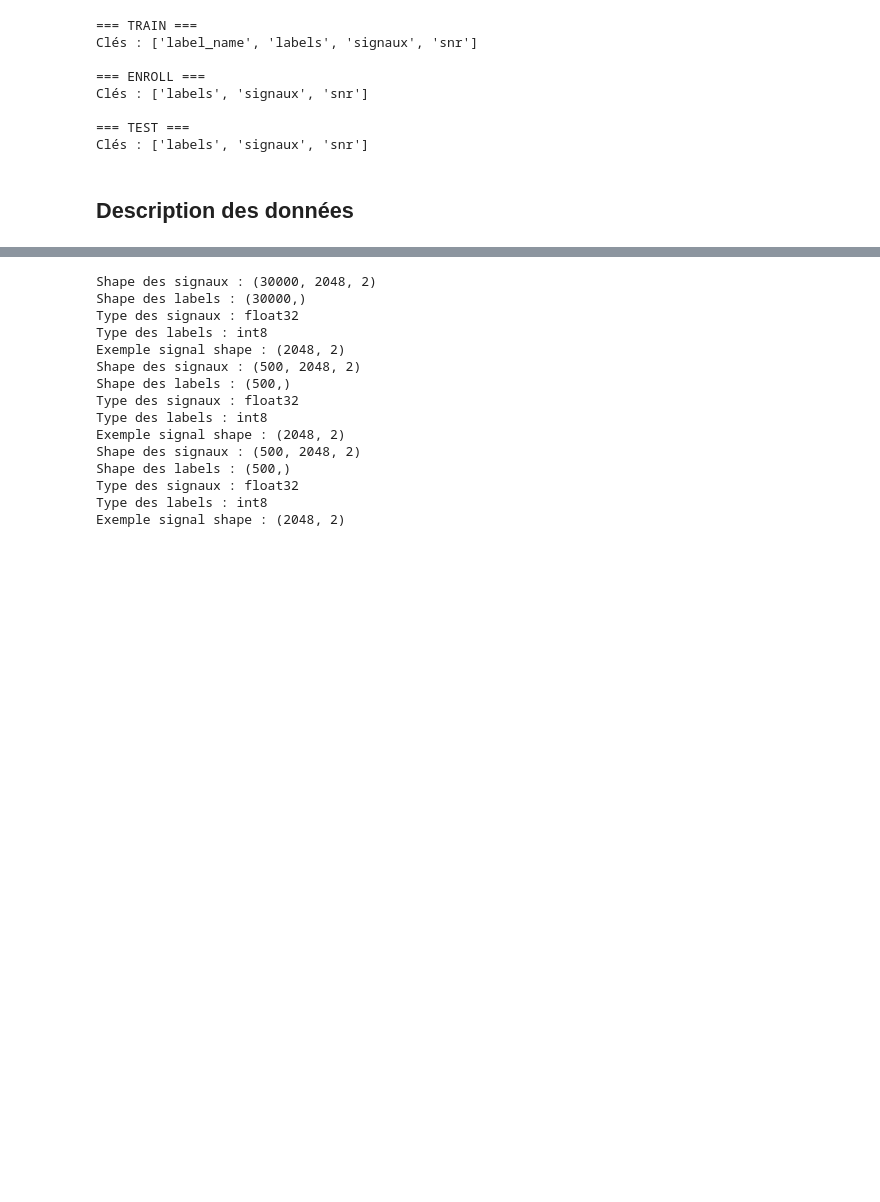
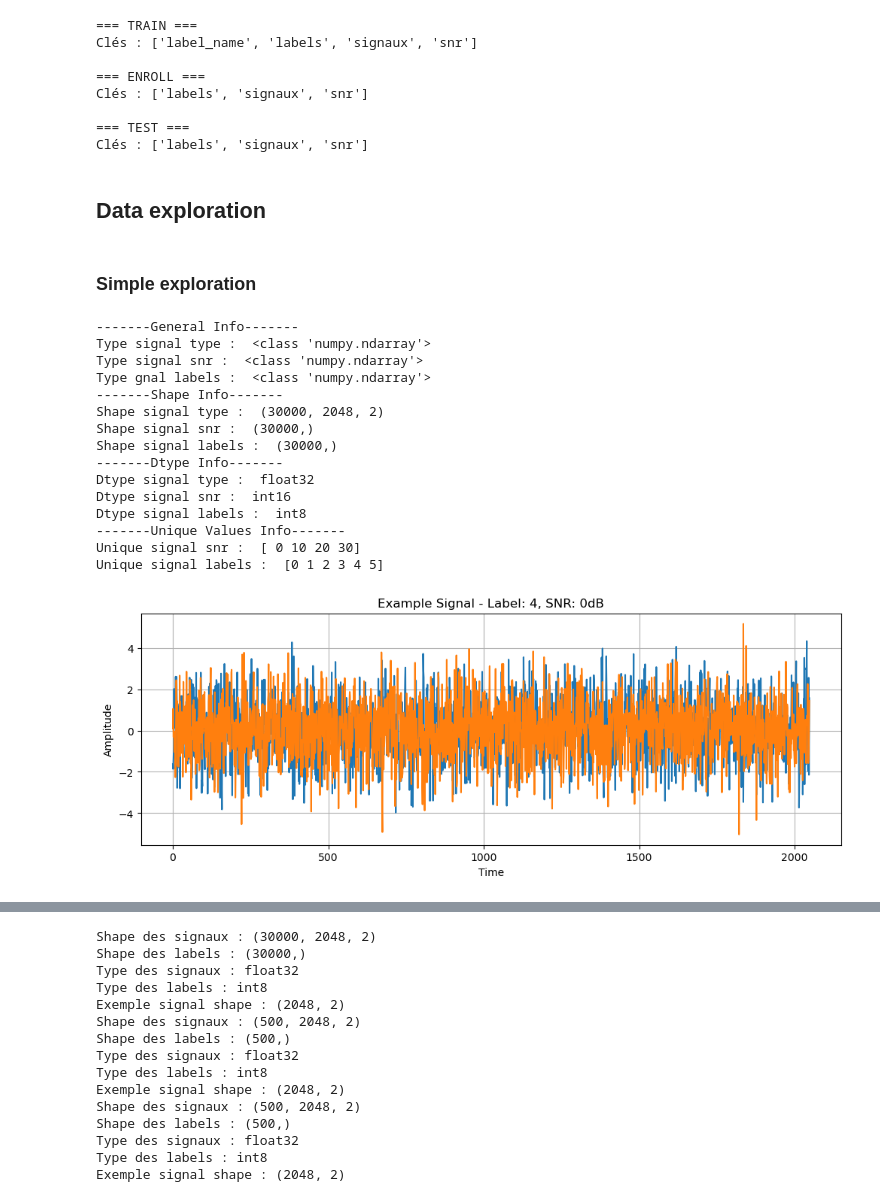
Before and after one commit to luckyman94/Few-Shot-Learning-for-signal-classification, a Jupyter notebook: notebook.ipynb, the cells around one changed output, grey strips where cells are left out. Saved outputs shown, nothing was run; the diff lists cells and outputs as text; code cells hidden in the pictures; blank space fills up the shorter version.

Commit message:
add some plots

```diff
--- a/notebook.ipynb
+++ b/notebook.ipynb
@@ -4,0 +37,4 @@
+# %%
+TRAIN_PATH = "data/train.hdf5"
+ENROLL_PATH = "data/endroll.hdf5"
+TEST_PATH = "data/test_fewshot.hdf5"
@@ -28,4 +77,63 @@ Clés : ['labels', 'signaux', 'snr']
 === TEST ===
 Clés : ['labels', 'signaux', 'snr']
 # %% [markdown]
-## Description des données
+## Data exploration
+# %% [markdown]
+### Simple exploration
+# %%
+def explore_data(path, plot=True):
+
+    signals, snr, labels_id = load_file(path)
+
+    print("-------General Info-------")
+    print("Type signal type : " , type(signals))
+    print("Type signal snr : " , type(snr))
+    print("Type gnal labels : " , type(labels_id))
+
+    print("-------Shape Info-------")
+    print("Shape signal type : " , signals.shape)
+    print("Shape signal snr : " , snr.shape)
+    print("Shape signal labels : " , labels_id.shape)
+
+    print("-------Dtype Info-------")
+    print("Dtype signal type : " , signals.dtype)
+    print("Dtype signal snr : " , snr.dtype)
+    print("Dtype signal labels : " , labels_id.dtype)
+
+    print("-------Unique Values Info-------")
+    print("Unique signal snr : " , np.unique(snr))
+    print("Unique signal labels : " , np.unique(labels_id))
+
+
+    example_idx = 0
+    example_signal = signals[example_idx]
+    example_snr = snr[example_idx]
+    example_label = labels_id[example_idx]
+
+    if plot:
+        plt.figure(figsize=(12,4))
+        plt.plot(example_signal)
+        plt.title(f"Example Signal - Label: {example_label}, SNR: {example_snr}dB")
+        plt.xlabel("Time")
+        plt.ylabel("Amplitude")
+        plt.grid()
+        plt.show()
+# %%
+explore_data(TRAIN_PATH)
+# %% [output]
+-------General Info-------
+Type signal type :  <class 'numpy.ndarray'>
+Type signal snr :  <class 'numpy.ndarray'>
+Type gnal labels :  <class 'numpy.ndarray'>
+-------Shape Info-------
+Shape signal type :  (30000, 2048, 2)
+Shape signal snr :  (30000,)
+Shape signal labels :  (30000,)
+-------Dtype Info-------
+Dtype signal type :  float32
+Dtype signal snr :  int16
+Dtype signal labels :  int8
+-------Unique Values Info-------
+Unique signal snr :  [ 0 10 20 30]
+Unique signal labels :  [0 1 2 3 4 5]
+[figure, added]
```
Also changed, not shown: parts of 14 cells of this notebook.
